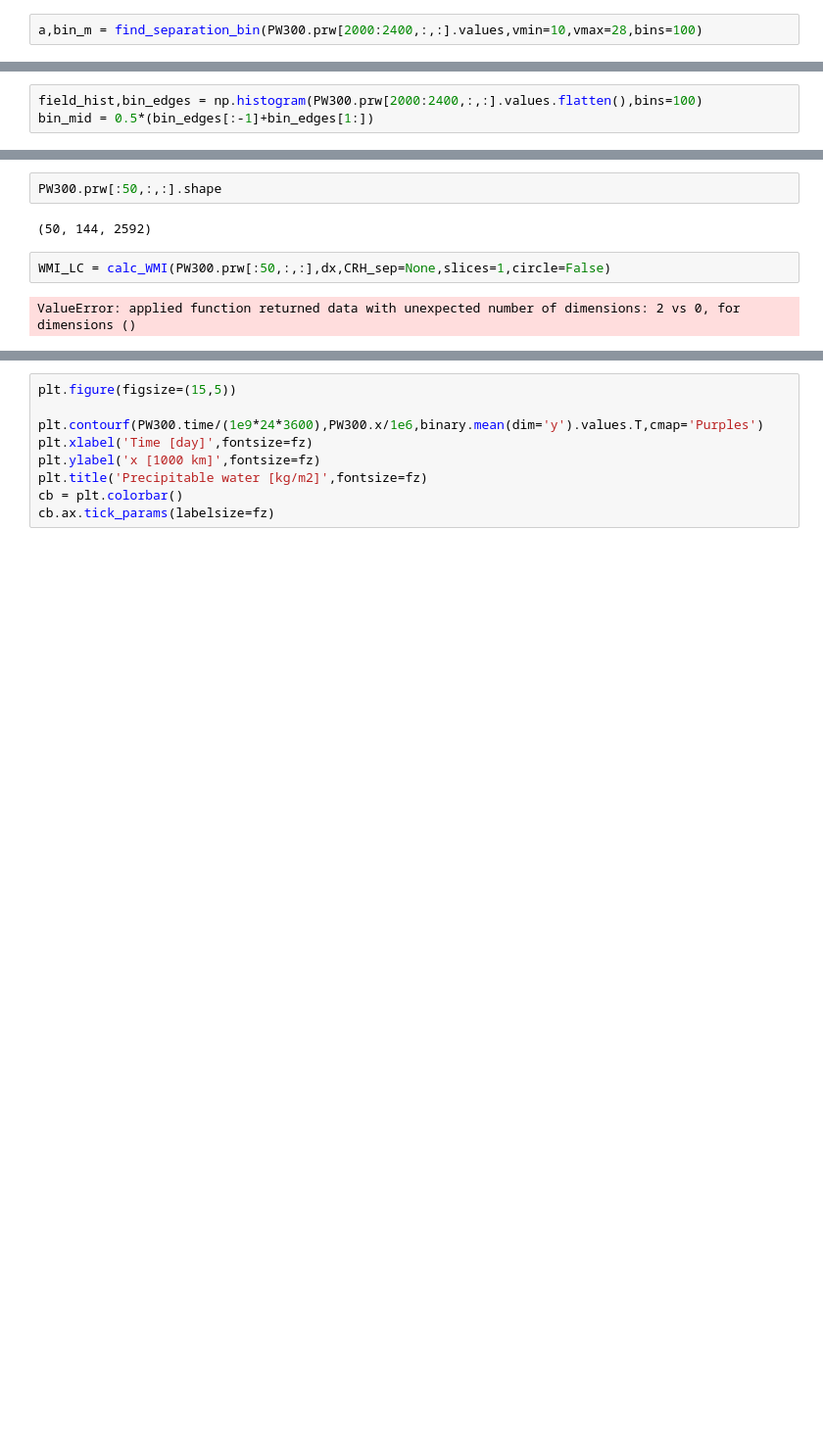
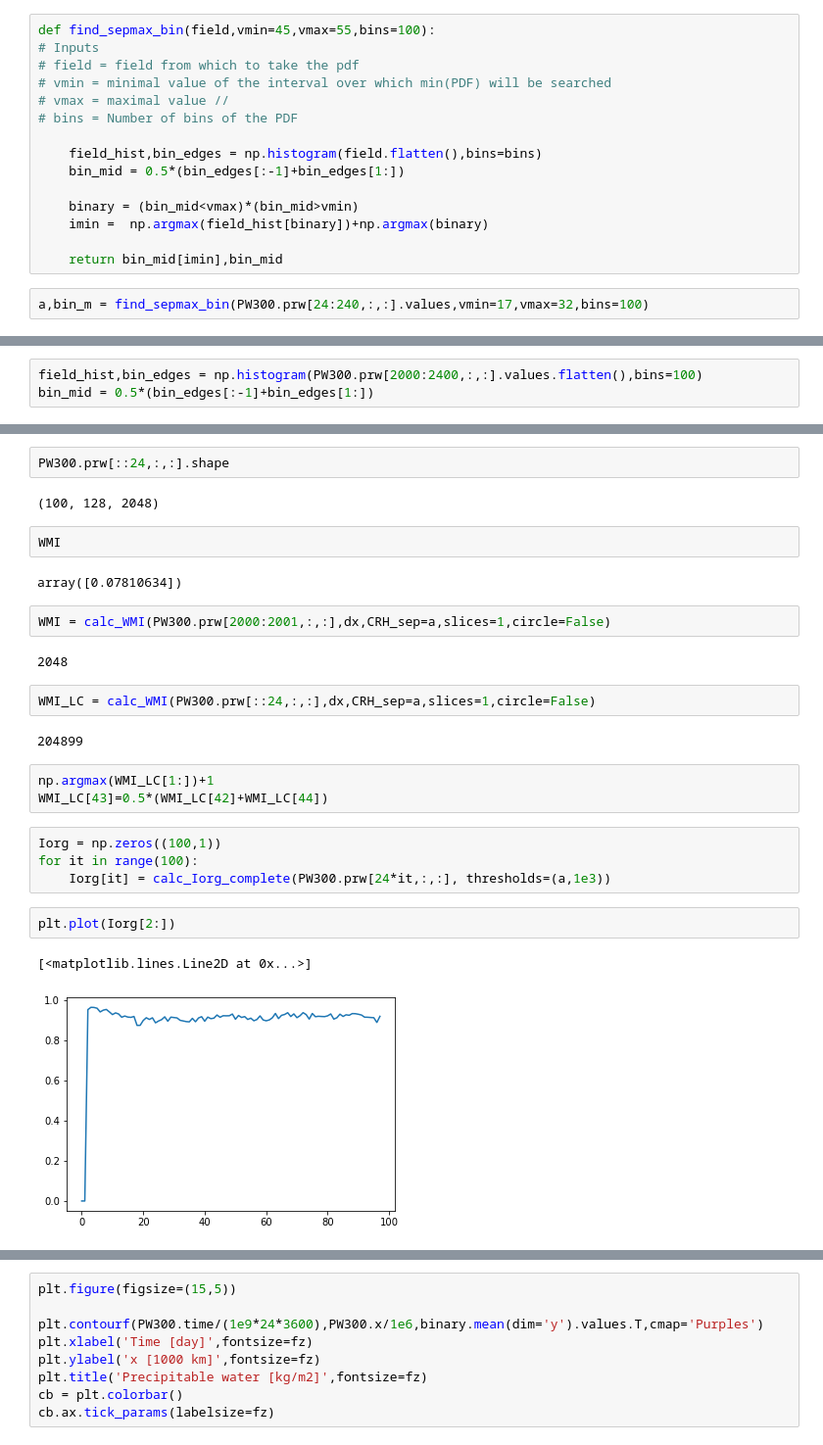
Before and after one commit to tbeucler/2019_WMI, a Jupyter notebook: dev/tbeucler/003_Potential_in_model.ipynb, the cells around one changed output, grey strips where cells are left out. Shown: that part at 98% size. Cells and saved outputs as stored; diff of their text form; blank space fills up the shorter version.

```diff
--- a/dev/tbeucler/003_Potential_in_model.ipynb
+++ b/dev/tbeucler/003_Potential_in_model.ipynb
@@ -111,8 +125,23 @@ def find_separation_bin(field,vmin=45,vmax=55,bins=100):
     imin =  np.argmin(field_hist[binary])+np.argmax(binary)
 
     return bin_mid[imin],bin_mid
+# %%
+def find_sepmax_bin(field,vmin=45,vmax=55,bins=100):
+# Inputs
+# field = field from which to take the pdf
+# vmin = minimal value of the interval over which min(PDF) will be searched
+# vmax = maximal value //
+# bins = Number of bins of the PDF
+
+    field_hist,bin_edges = np.histogram(field.flatten(),bins=bins)
+    bin_mid = 0.5*(bin_edges[:-1]+bin_edges[1:])
+
+    binary = (bin_mid<vmax)*(bin_mid>vmin)
+    imin =  np.argmax(field_hist[binary])+np.argmax(binary)
+
+    return bin_mid[imin],bin_mid
 # %%
-a,bin_m = find_separation_bin(PW300.prw[2000:2400,:,:].values,vmin=10,vmax=28,bins=100)
+a,bin_m = find_sepmax_bin(PW300.prw[24:240,:,:].values,vmin=17,vmax=32,bins=100)
 # %%
 a
 # %% [output]
@@ -142,8 +176,28 @@ array(2500.)
 # %%
-PW300.prw[:50,:,:].shape
+PW300.prw[::24,:,:].shape
 # %% [output]
-(50, 144, 2592)
+(100, 128, 2048)
+# %%
+WMI
+# %% [output]
+array([0.07810634])
+# %%
+WMI = calc_WMI(PW300.prw[2000:2001,:,:],dx,CRH_sep=a,slices=1,circle=False)
+# %% [output]
+2048
 # %%
-WMI_LC = calc_WMI(PW300.prw[:50,:,:],dx,CRH_sep=None,slices=1,circle=False)
+WMI_LC = calc_WMI(PW300.prw[::24,:,:],dx,CRH_sep=a,slices=1,circle=False)
 # %% [output]
-ValueError: applied function returned data with unexpected number of dimensions: 2 vs 0, for dimensions ()
+204899
+# %%
+np.argmax(WMI_LC[1:])+1
+WMI_LC[43]=0.5*(WMI_LC[42]+WMI_LC[44])
+# %%
+Iorg = np.zeros((100,1))
+for it in range(100):
+    Iorg[it] = calc_Iorg_complete(PW300.prw[24*it,:,:], thresholds=(a,1e3))
+# %%
+plt.plot(Iorg[2:])
+# %% [output]
+[<matplotlib.lines.Line2D at 0x...>]
+[figure, added]
```
Also changed, not shown: parts of 18 cells of this notebook.
